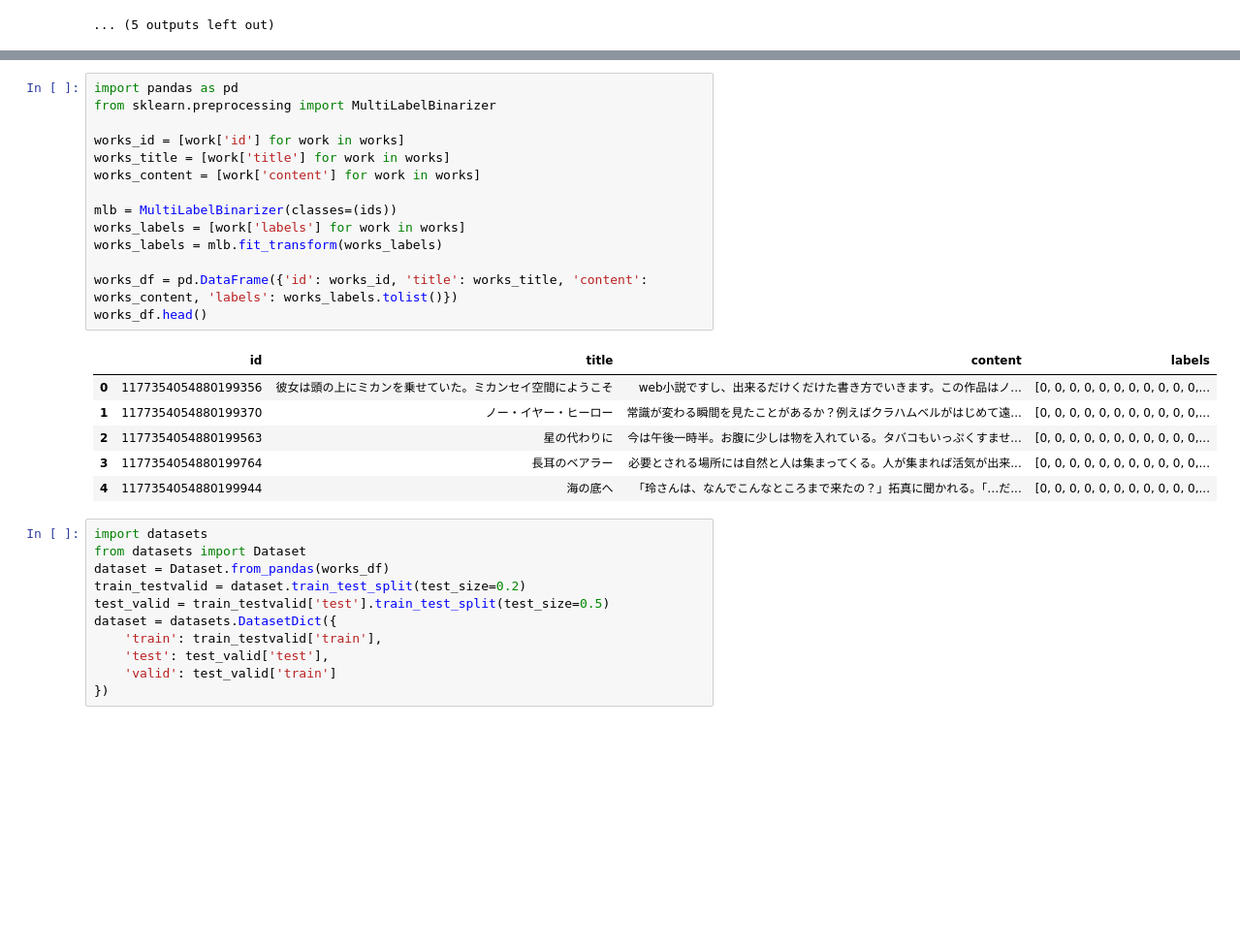
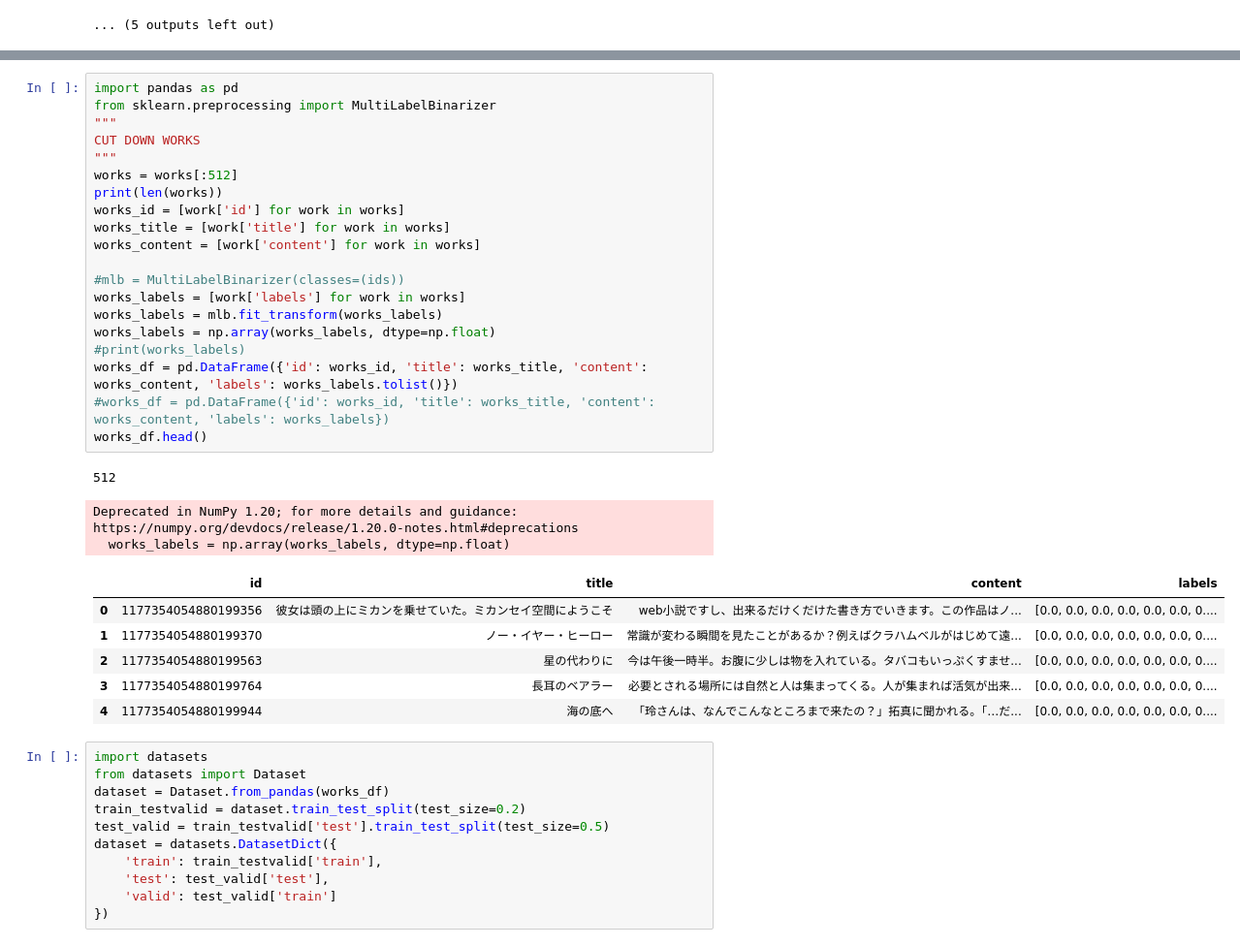
Before and after one commit to Realive333/machine-learning-testfield, a Jupyter notebook: baseline_bert_512.ipynb, the cells around one changed output, grey strips where cells are left out. Shown at 97% size. Cells and saved outputs as stored; diff of their text form; blank space fills up the shorter version.

```diff
--- a/baseline_bert_512.ipynb
+++ b/baseline_bert_512.ipynb
@@ -132,24 +134,33 @@ print(len(works))
 # %%
 import pandas as pd
 from sklearn.preprocessing import MultiLabelBinarizer
-
+"""
+CUT DOWN WORKS
+"""
+works = works[:512]
+print(len(works))
 works_id = [work['id'] for work in works]
 works_title = [work['title'] for work in works]
 works_content = [work['content'] for work in works]
 
-mlb = MultiLabelBinarizer(classes=(ids))
+#mlb = MultiLabelBinarizer(classes=(ids))
 works_labels = [work['labels'] for work in works]
 works_labels = mlb.fit_transform(works_labels)
-
+works_labels = np.array(works_labels, dtype=np.float)
+#print(works_labels)
 works_df = pd.DataFrame({'id': works_id, 'title': works_title, 'content': works_content, 'labels': works_labels.tolist()})
+#works_df = pd.DataFrame({'id': works_id, 'title': works_title, 'content': works_content, 'labels': works_labels})
 works_df.head()
 # %% [output]
+512
+Deprecated in NumPy 1.20; for more details and guidance: https://numpy.org/devdocs/release/1.20.0-notes.html#deprecations
+  works_labels = np.array(works_labels, dtype=np.float)
 |  | id | title | content | labels |
-| 0 | 1177354054880199356 | 彼女は頭の上にミカンを乗せていた。ミカンセイ空間にようこそ | web小説ですし、出来るだけくだけた書き方でいきます。この作品はノ... | [0, 0, 0, 0, 0, 0, 0, 0, 0, 0, 0,... |
-| 1 | 1177354054880199370 | ノー・イヤー・ヒーロー | 常識が変わる瞬間を見たことがあるか？例えばクラハムベルがはじめて遠... | [0, 0, 0, 0, 0, 0, 0, 0, 0, 0, 0,... |
-| 2 | 1177354054880199563 | 星の代わりに | 今は午後一時半。お腹に少しは物を入れている。タバコもいっぷくすませ... | [0, 0, 0, 0, 0, 0, 0, 0, 0, 0, 0,... |
-| 3 | 1177354054880199764 | 長耳のベアラー | 必要とされる場所には自然と人は集まってくる。人が集まれば活気が出来... | [0, 0, 0, 0, 0, 0, 0, 0, 0, 0, 0,... |
-| 4 | 1177354054880199944 | 海の底へ | 「玲さんは、なんでこんなところまで来たの？」拓真に聞かれる。「…だ... | [0, 0, 0, 0, 0, 0, 0, 0, 0, 0, 0,... |
+| 0 | 1177354054880199356 | 彼女は頭の上にミカンを乗せていた。ミカンセイ空間にようこそ | web小説ですし、出来るだけくだけた書き方でいきます。この作品はノ... | [0.0, 0.0, 0.0, 0.0, 0.0, 0.0, 0.... |
+| 1 | 1177354054880199370 | ノー・イヤー・ヒーロー | 常識が変わる瞬間を見たことがあるか？例えばクラハムベルがはじめて遠... | [0.0, 0.0, 0.0, 0.0, 0.0, 0.0, 0.... |
+| 2 | 1177354054880199563 | 星の代わりに | 今は午後一時半。お腹に少しは物を入れている。タバコもいっぷくすませ... | [0.0, 0.0, 0.0, 0.0, 0.0, 0.0, 0.... |
+| 3 | 1177354054880199764 | 長耳のベアラー | 必要とされる場所には自然と人は集まってくる。人が集まれば活気が出来... | [0.0, 0.0, 0.0, 0.0, 0.0, 0.0, 0.... |
+| 4 | 1177354054880199944 | 海の底へ | 「玲さんは、なんでこんなところまで来たの？」拓真に聞かれる。「…だ... | [0.0, 0.0, 0.0, 0.0, 0.0, 0.0, 0.... |
 # %%
 import datasets
 from datasets import Dataset
```
Also changed, not shown: parts of 11 cells of this notebook.
